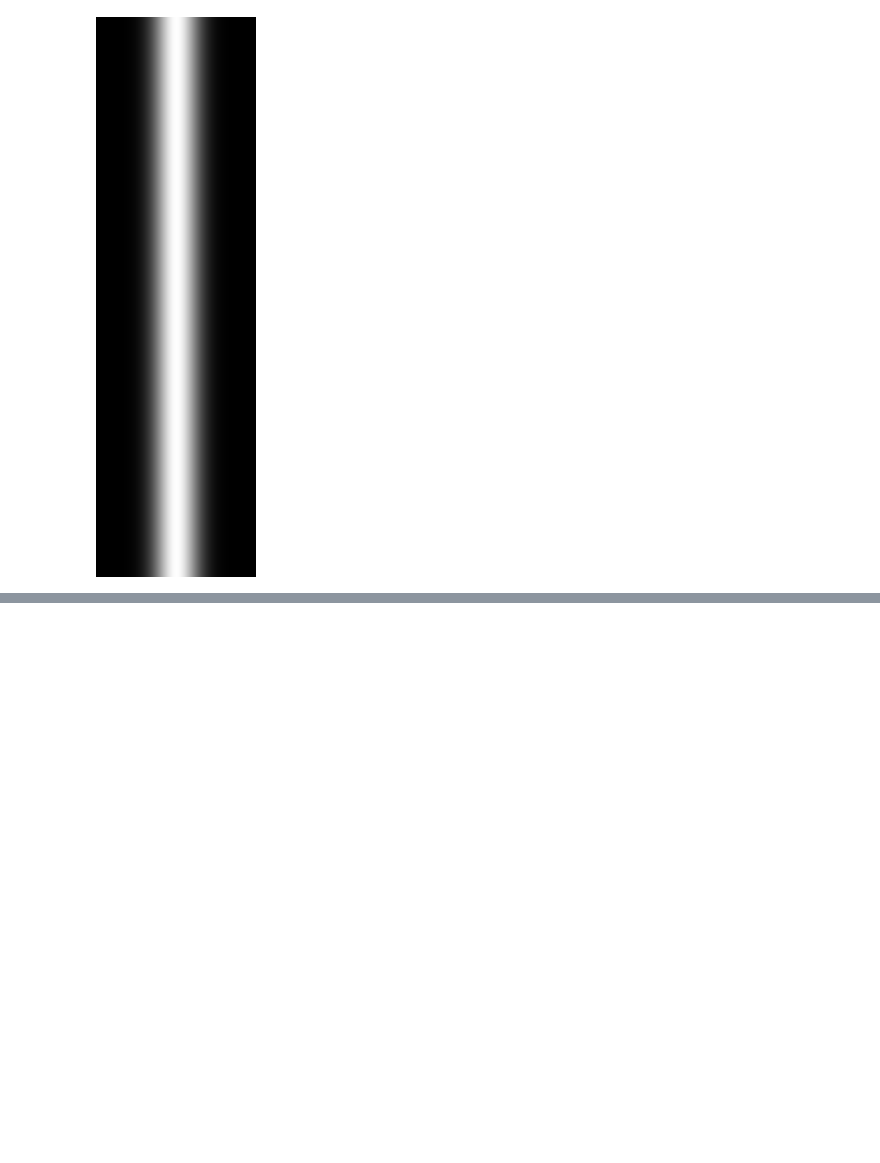
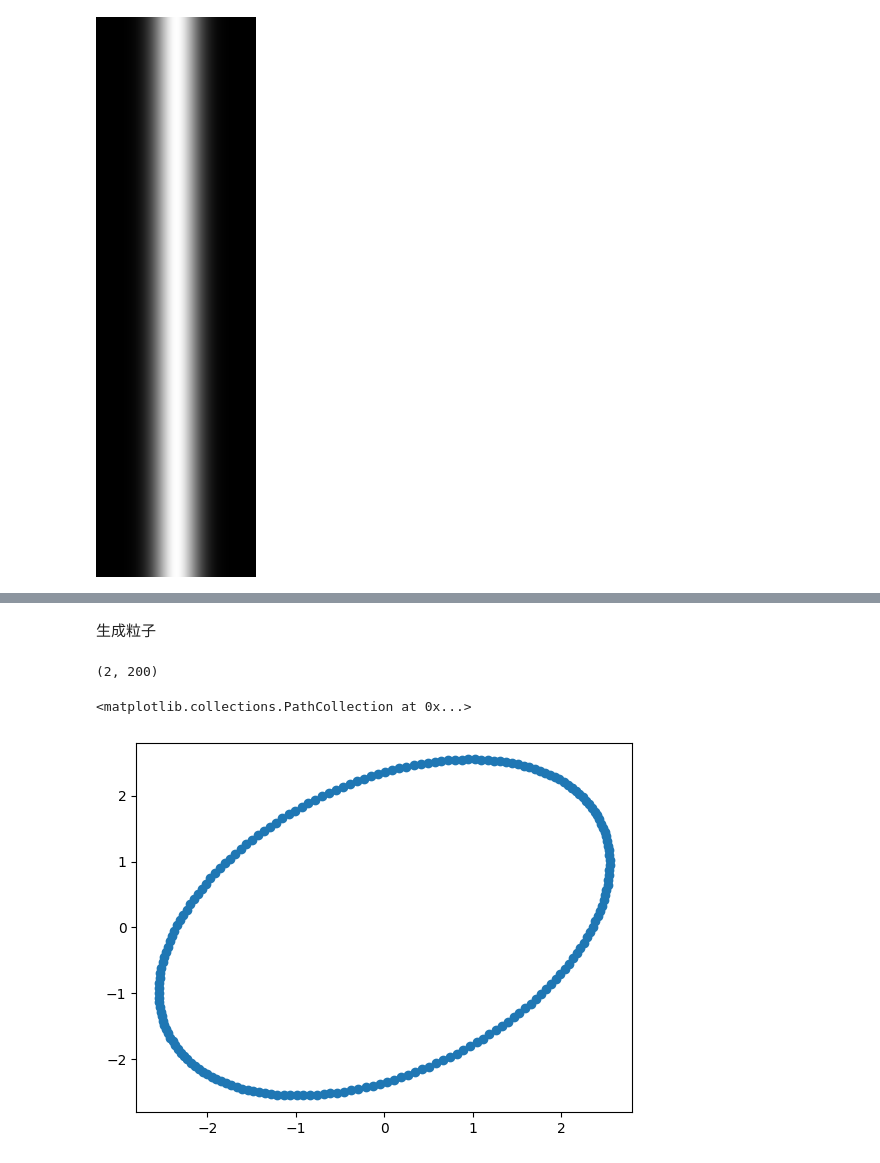
Before and after one commit to glzhangzhi/DPIV, a Jupyter notebook: 1.ipynb, the cells around one changed output, grey strips where cells are left out. Cells and saved outputs as stored; diff of their text form; code cells hidden in the pictures; blank space fills up the shorter version.

```diff
--- a/1.ipynb
+++ b/1.ipynb
@@ -60,0 +56,30 @@ def tuoyuan(x, y, x0=0, y0=0, a=1, b=0):
+# %% [markdown]
+生成粒子
+# %%
+import numpy as np
+
+def get_ellipse_edge_points(x0=0, y0=0, a=3, b=2, theta=np.pi/4):
+    # x0, y0: 椭圆中心坐标
+    # a, b: 椭圆长轴、短轴
+    # theta: 椭圆的倾斜角度（弧度制）
+
+    # 椭圆的参数方程
+    t = np.linspace(0, 2*np.pi, 200)
+    x = x0 + a*np.cos(t)*np.cos(theta) - b*np.sin(t)*np.sin(theta)
+    y = y0 + a*np.cos(t)*np.sin(theta) + b*np.sin(t)*np.cos(theta)
+
+    # 返回坐标数组
+    return np.array([x, y])
+# %%
+points = get_ellipse_edge_points()
+print(points.shape)
+# %% [output]
+(2, 200)
+# %%
+x = points[0, :]
+y = points[1, :]
+# %%
+plt.scatter(x, y)
+# %% [output]
+<matplotlib.collections.PathCollection at 0x...>
+[figure, added]
```
Also changed, not shown: parts of 7 cells of this notebook, 1 other file.
